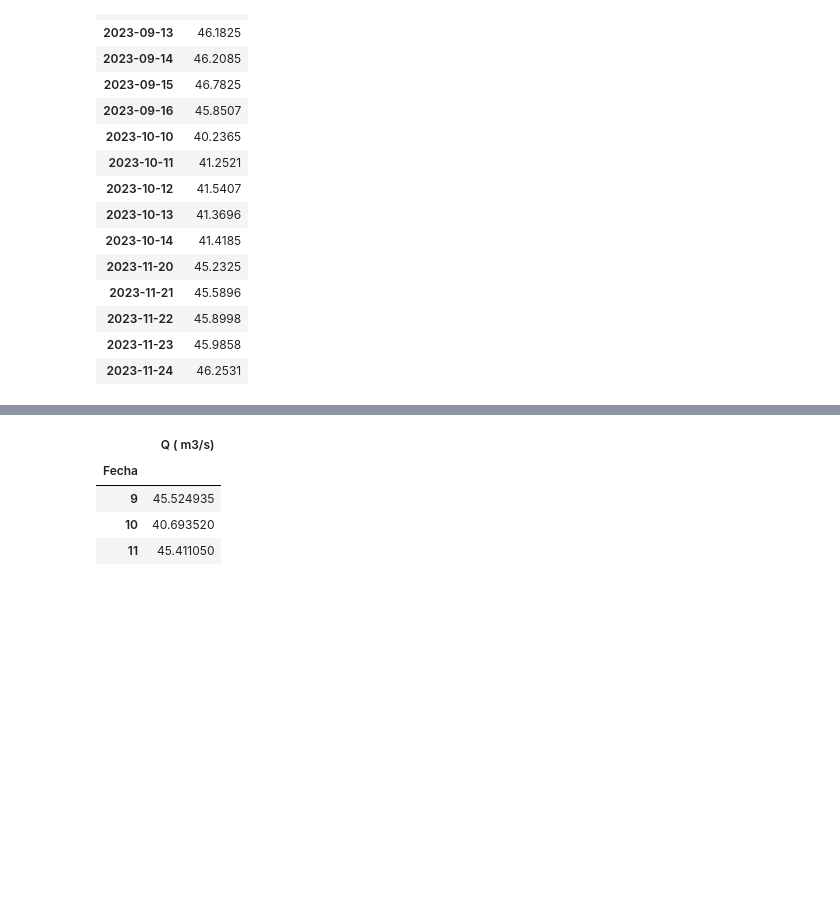
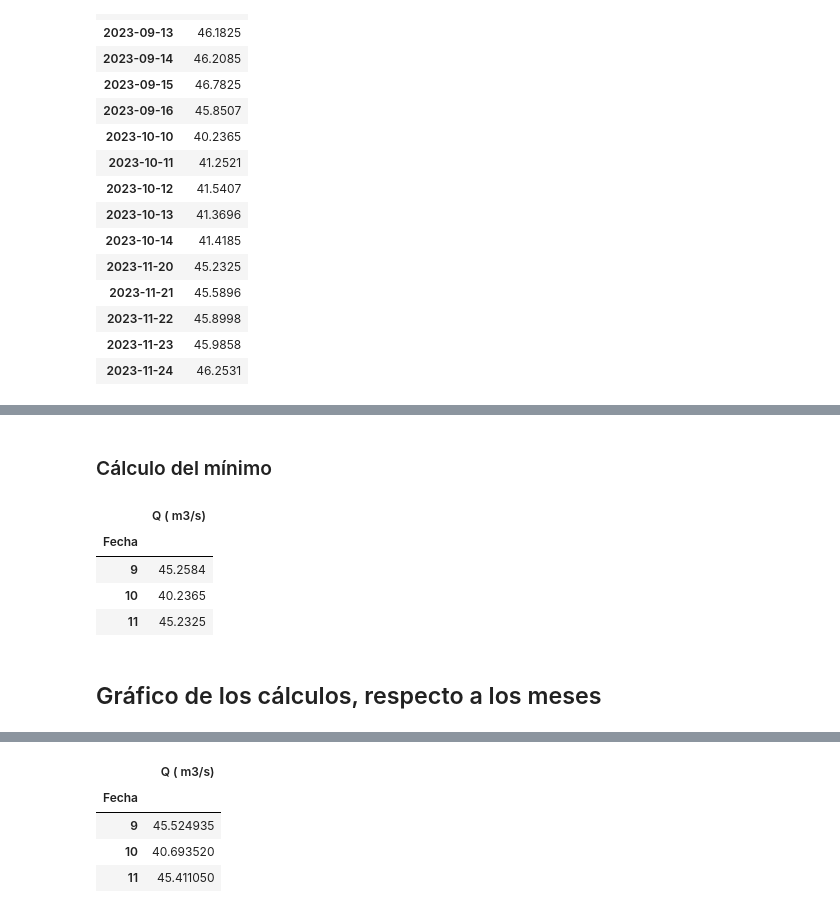
Before and after one commit to reaperjason/python-caudal, a Jupyter notebook: Caudal ecológico con python.ipynb, the cells around one changed output, grey strips where cells are left out. Saved outputs shown, nothing was run; the diff lists cells and outputs as text; code cells hidden in the pictures; blank space fills up the shorter version.

```diff
--- a/Caudal ecológico con python.ipynb
+++ b/Caudal ecológico con python.ipynb
@@ -69,2 +116,14 @@ caudales_mensuales.head()
+# %% [markdown]
+### Cálculo del mínimo
+# %%
+caudales_mensuales.min()
+# %% [output]
+|  | Q ( m3/s) |
+| Fecha |  |
+| 9 | 45.2584 |
+| 10 | 40.2365 |
+| 11 | 45.2325 |
+# %% [markdown]
+## Gráfico de los cálculos, respecto a los meses
 # %%
 import matplotlib.pyplot as plt
```
Also changed, not shown: parts of 29 cells of this notebook.
